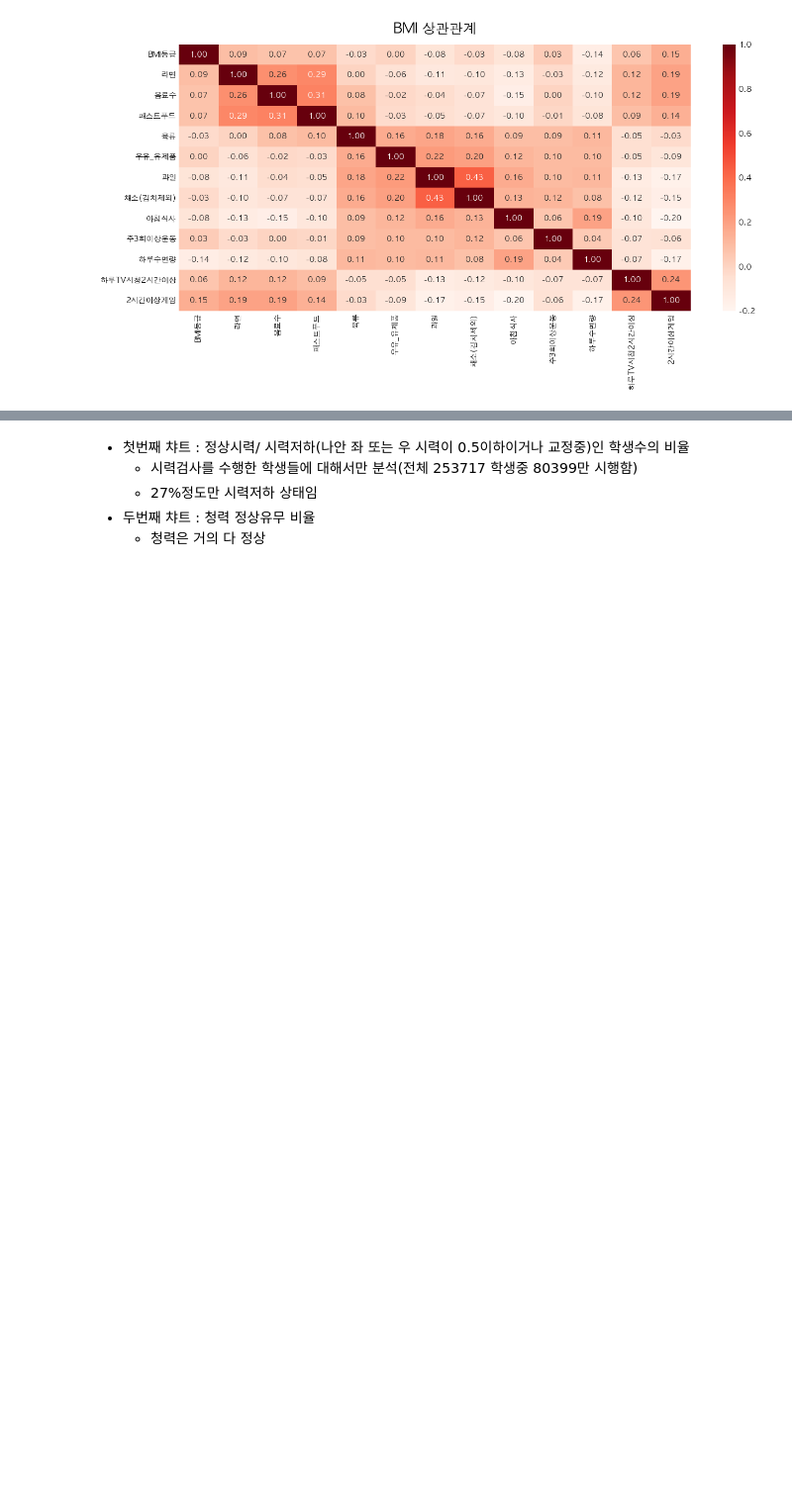
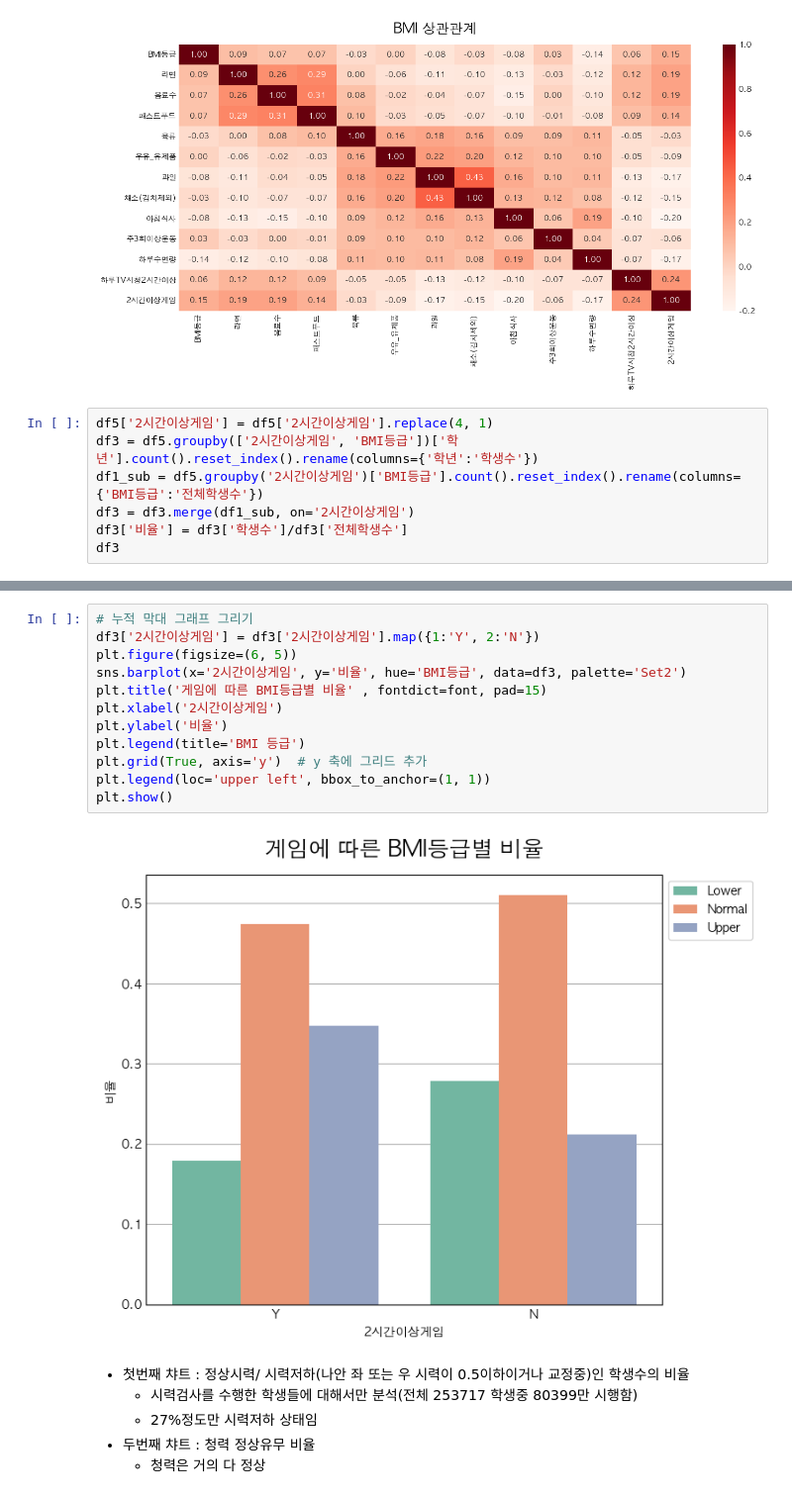
Before and after one commit to wooyeon83/AIBP_Team_Project, a Jupyter notebook: src/PRJ_02_Data_Analyze_Visualization_cwy.ipynb, the cells around one changed output, grey strips where cells are left out. Shown at 99% size. Drawn from its saved outputs; the diff is of its cells as text; blank space fills up the shorter version.

```diff
--- a/src/PRJ_02_Data_Analyze_Visualization_cwy.ipynb
+++ b/src/PRJ_02_Data_Analyze_Visualization_cwy.ipynb
@@ -288,3 +347,10 @@ plt.title('BMI 상관관계', fontdict=font, pad=15)
 plt.show()
 # %% [output]
 [figure]
+# %%
+df5['2시간이상게임'] = df5['2시간이상게임'].replace(4, 1)
+df3 = df5.groupby(['2시간이상게임', 'BMI등급'])['학년'].count().reset_index().rename(columns={'학년':'학생수'})
+df1_sub = df5.groupby('2시간이상게임')['BMI등급'].count().reset_index().rename(columns={'BMI등급':'전체학생수'})
+df3 = df3.merge(df1_sub, on='2시간이상게임')
+df3['비율'] = df3['학생수']/df3['전체학생수']
+df3
@@ -291,3 +365,17 @@ plt.show()
+# %%
+# 누적 막대 그래프 그리기
+df3['2시간이상게임'] = df3['2시간이상게임'].map({1:'Y', 2:'N'})
+plt.figure(figsize=(6, 5))
+sns.barplot(x='2시간이상게임', y='비율', hue='BMI등급', data=df3, palette='Set2')
+plt.title('게임에 따른 BMI등급별 비율' , fontdict=font, pad=15)
+plt.xlabel('2시간이상게임')
+plt.ylabel('비율')
+plt.legend(title='BMI 등급')
+plt.grid(True, axis='y')  # y 축에 그리드 추가
+plt.legend(loc='upper left', bbox_to_anchor=(1, 1))
+plt.show()
+# %% [output]
+[figure, added]
 # %% [markdown]
 * 첫번째 챠트 : 정상시력/ 시력저하(나안 좌 또는 우 시력이 0.5이하이거나 교정중)인 학생수의 비율
     * 시력검사를 수행한 학생들에 대해서만 분석(전체 253717 학생중 80399만 시행함)
```
Also changed, not shown: parts of 8 cells of this notebook, 1 other file.
